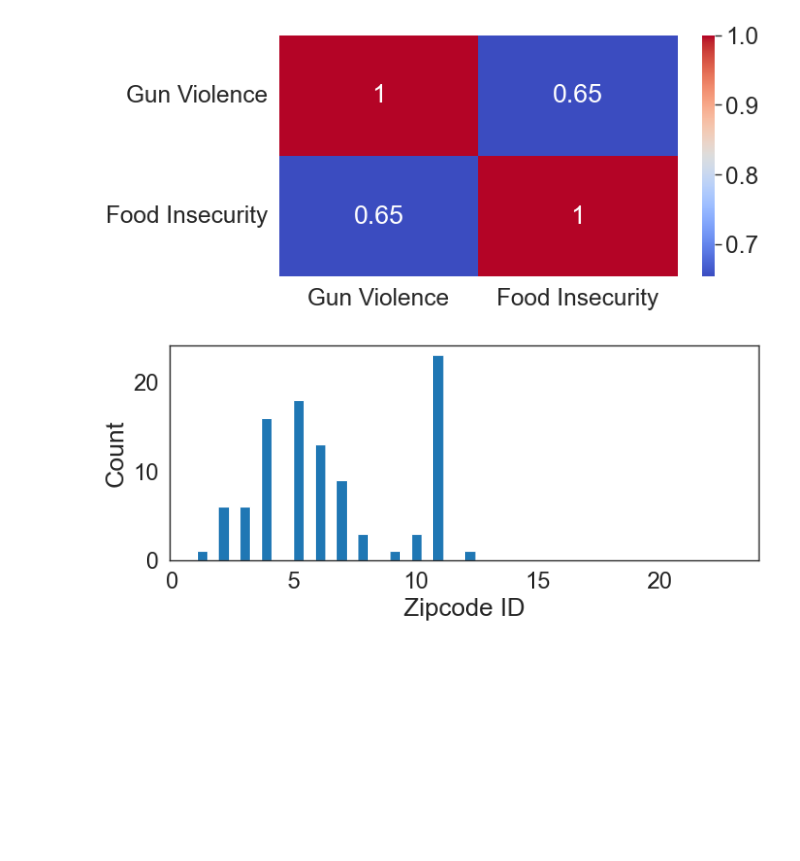
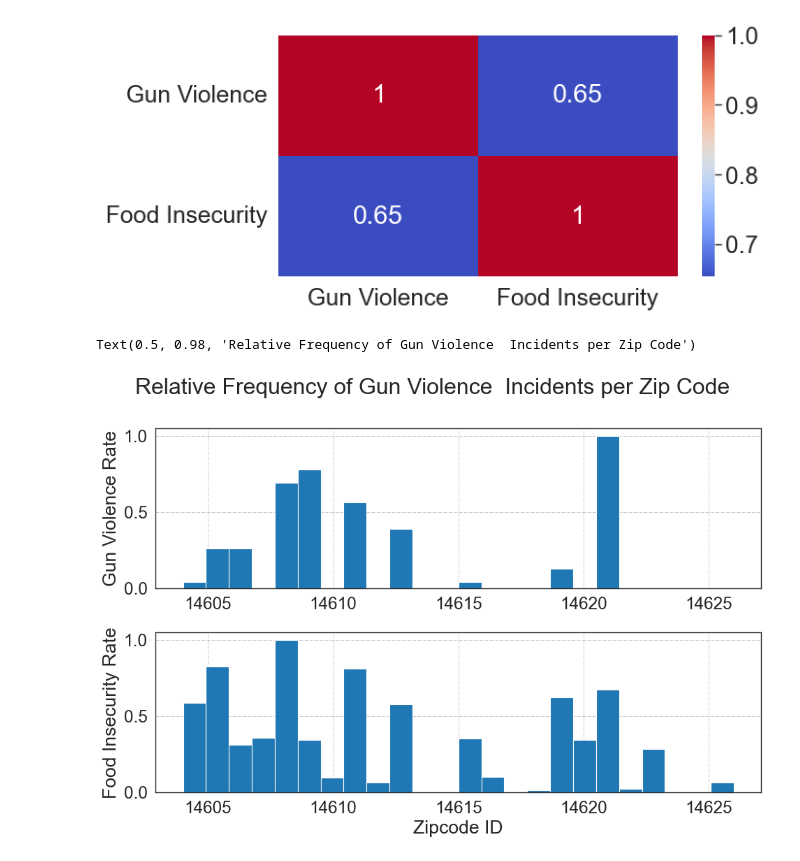
Before and after one commit to javac0f/RocGunHungerEda, a Jupyter notebook: jared_try.ipynb, the cells around one changed output. Cells and saved outputs as stored; diff of their text form; code cells hidden in the pictures; blank space fills up the shorter version.

```diff
--- a/jared_try.ipynb
+++ b/jared_try.ipynb
@@ -412,11 +409,22 @@ sns.heatmap(corr_matrix, annot=True, cmap='coolwarm')
 plt.show()
 # %% [output]
 [figure]
-# %%
-my_list = list(range(1, 24))
-plt.hist(my_list, weights=gun_count['Number of Shootings'], bins=50)
-plt.xlabel('Zipcode ID')
-plt.ylabel('Count')
-plt.show()
-# %% [output]
-[figure, removed]
+# %%
+fig, (ax1,ax2) = plt.subplots(2, figsize=(10,7), tight_layout=True)
+ax1.grid(visible = True, color = 'grey', linestyle = '-.', linewidth = 0.5, alpha = 0.6)
+ax2.grid(visible = True, color = 'grey', linestyle = '-.', linewidth = 0.5, alpha = 0.6)
+
+
+# CREATE HISTOGRAMS
+gun_freq = ax1.hist(x=full_data['Zip_Code'], weights = full_data['Gun Violence Rate'], bins = 24)
+hunger_freq = ax2.hist(x=full_data['Zip_Code'], weights = full_data['Food Insecurity Rate'], bins = 24)
+
+
+# EXTRA LABELS
+plt.xlabel('Zipcode ID')
+ax1.set_ylabel('Gun Violence Rate')
+ax2.set_ylabel('Food Insecurity Rate')
+plt.suptitle("Relative Frequency of Gun Violence  Incidents per Zip Code")
+# %% [output]
+Text(0.5, 0.98, 'Relative Frequency of Gun Violence  Incidents per Zip Code')
+[figure, added]
```
Also changed, not shown: parts of 14 cells of this notebook.
